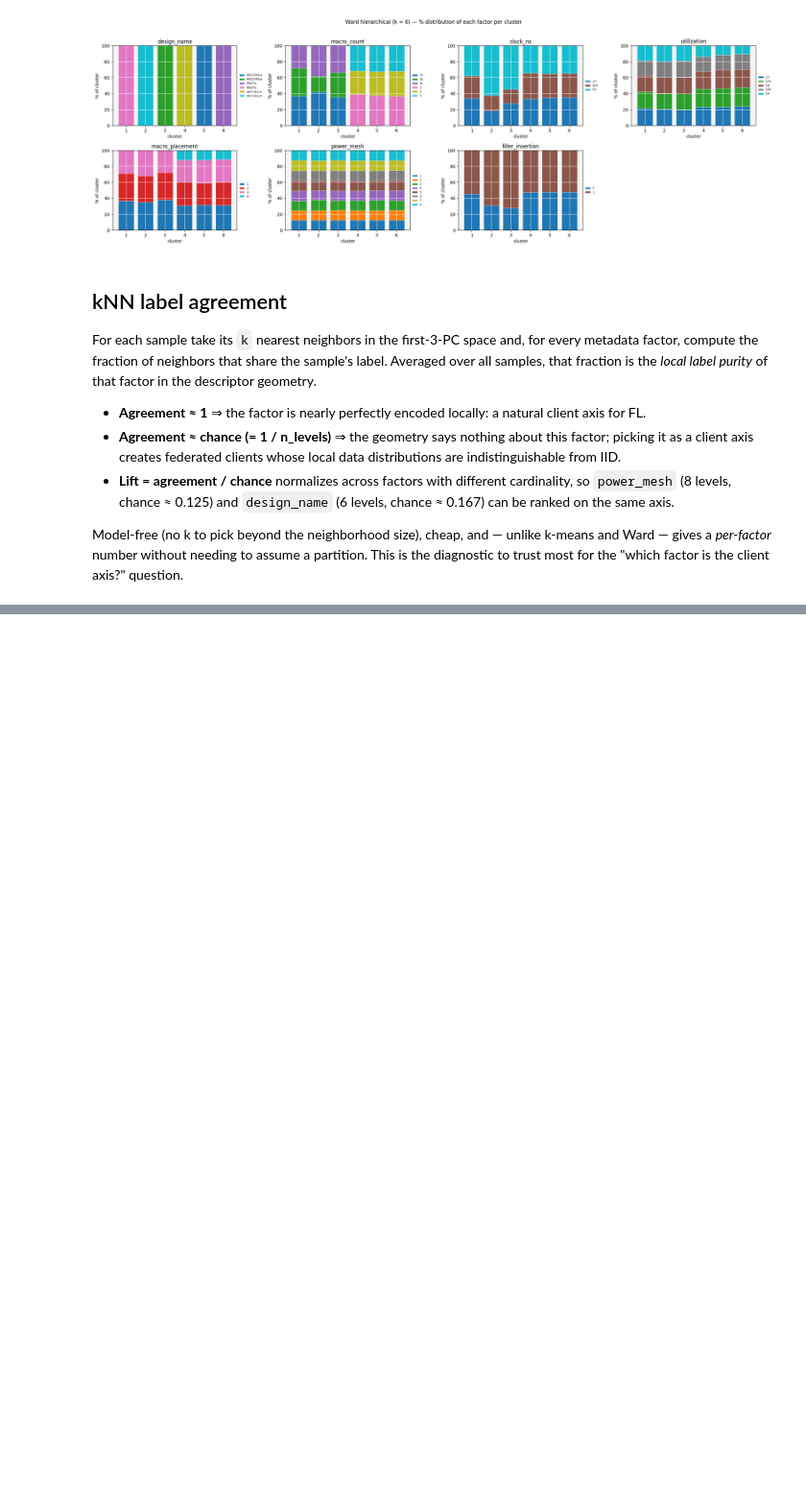
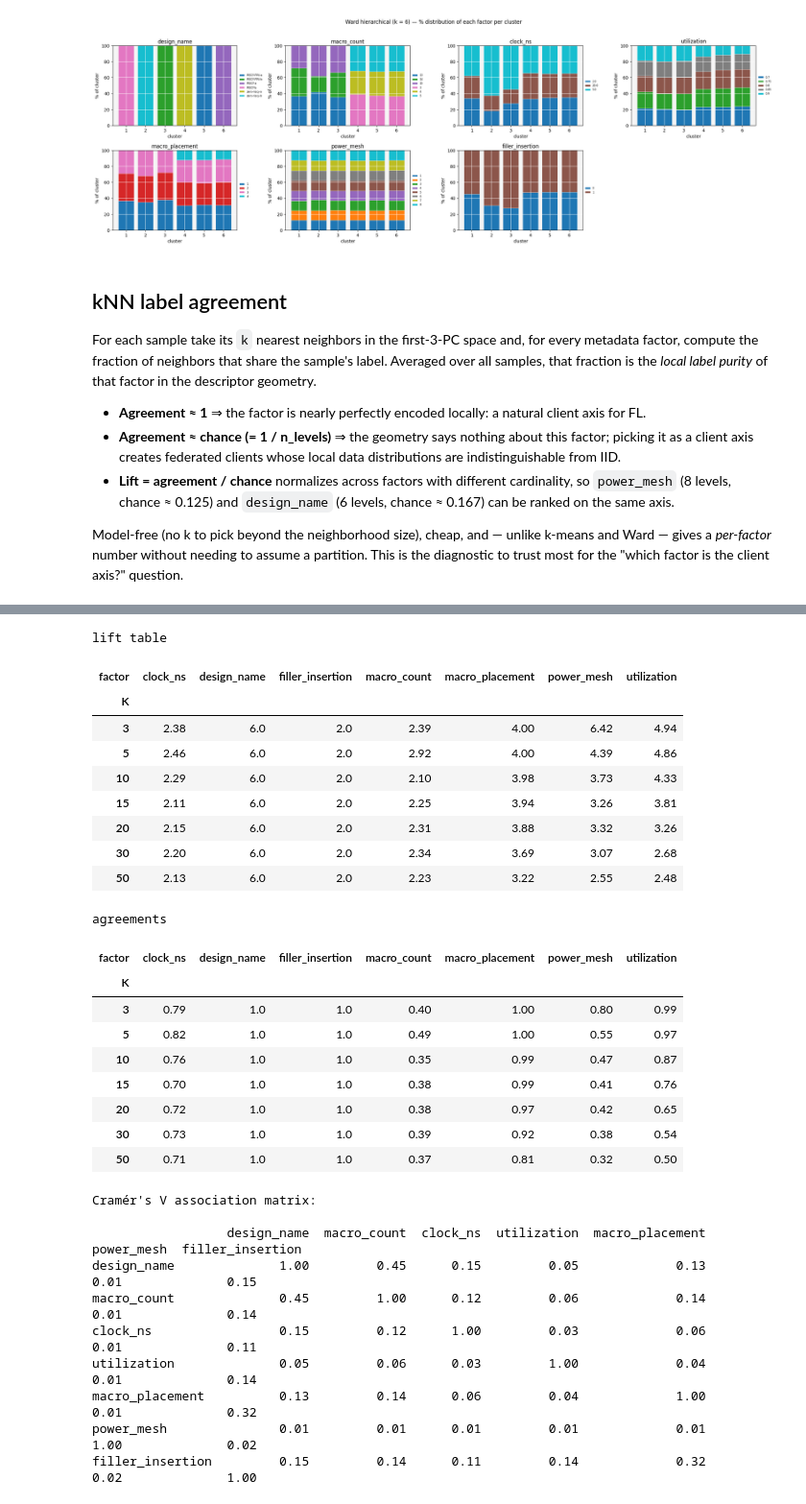
Before and after one commit to beppSpedicato/CircuitNet, a Jupyter notebook: dataset_description_and_partitioning/feature_axis_validation_N28.ipynb, the cells around one changed output, grey strips where cells are left out. Shown at 96% size. Drawn from its saved outputs; the diff is of its cells as text; code cells hidden in the pictures; blank space fills up the shorter version.

```diff
--- a/dataset_description_and_partitioning/feature_axis_validation_N28.ipynb
+++ b/dataset_description_and_partitioning/feature_axis_validation_N28.ipynb
@@ -689,0 +643,75 @@ filler_insertion         2      1.000   0.500  2.00
+# %%
+K_range = [3, 5, 10, 15, 20, 30, 50]
+records = []
+
+for K in K_range:
+    nn = NearestNeighbors(n_neighbors=K + 1).fit(Z3)
+    _, idx = nn.kneighbors(Z3)
+    neighbor_idx = idx[:, 1:]
+
+    for f in FACTOR_COLS:
+        if df_full[f].nunique() < 2:
+            continue
+        y = df_full[f].astype(str).to_numpy()
+        match = (y[neighbor_idx] == y[:, None]).mean(axis=1)
+        chance = 1.0 / df_full[f].nunique()
+        records.append({
+            'K': K, 'factor': f,
+            'agreement': match.mean(),
+            'lift': match.mean() / chance
+        })
+
+sweep_df = pd.DataFrame(records)
+print("lift table")
+display(sweep_df.pivot(index='K', columns='factor', values='lift').round(2))
+print("agreements")
+display(sweep_df.pivot(index='K', columns='factor', values='agreement').round(2))
+
+def cramers_v(x, y):
+    ct = pd.crosstab(x, y)
+    chi2 = chi2_contingency(ct)[0]
+    n = ct.sum().sum()
+    r, k = ct.shape
+    return np.sqrt((chi2 / n) / (min(r, k) - 1))
+
+print("\nCramér's V association matrix:\n")
+cv_matrix = pd.DataFrame(index=FACTOR_COLS, columns=FACTOR_COLS, dtype=float)
+for a in FACTOR_COLS:
+    for b in FACTOR_COLS:
+        if a == b:
+            cv_matrix.loc[a, b] = 1.0
+        else:
+            cv_matrix.loc[a, b] = cramers_v(df_full[a].astype(str), df_full[b].astype(str))
+
+print(cv_matrix.round(2).to_string())
+# %% [output]
+lift table
+| factor | clock_ns | design_name | filler_insertion | macro_count | macro_placement | power_mesh | utilization |
+| K |  |  |  |  |  |  |  |
+| 3 | 2.38 | 6.0 | 2.0 | 2.39 | 4.00 | 6.42 | 4.94 |
+| 5 | 2.46 | 6.0 | 2.0 | 2.92 | 4.00 | 4.39 | 4.86 |
+| 10 | 2.29 | 6.0 | 2.0 | 2.10 | 3.98 | 3.73 | 4.33 |
+| 15 | 2.11 | 6.0 | 2.0 | 2.25 | 3.94 | 3.26 | 3.81 |
+| 20 | 2.15 | 6.0 | 2.0 | 2.31 | 3.88 | 3.32 | 3.26 |
+| 30 | 2.20 | 6.0 | 2.0 | 2.34 | 3.69 | 3.07 | 2.68 |
+| 50 | 2.13 | 6.0 | 2.0 | 2.23 | 3.22 | 2.55 | 2.48 |
+agreements
+| factor | clock_ns | design_name | filler_insertion | macro_count | macro_placement | power_mesh | utilization |
+| K |  |  |  |  |  |  |  |
+| 3 | 0.79 | 1.0 | 1.0 | 0.40 | 1.00 | 0.80 | 0.99 |
+| 5 | 0.82 | 1.0 | 1.0 | 0.49 | 1.00 | 0.55 | 0.97 |
+| 10 | 0.76 | 1.0 | 1.0 | 0.35 | 0.99 | 0.47 | 0.87 |
+| 15 | 0.70 | 1.0 | 1.0 | 0.38 | 0.99 | 0.41 | 0.76 |
+| 20 | 0.72 | 1.0 | 1.0 | 0.38 | 0.97 | 0.42 | 0.65 |
+| 30 | 0.73 | 1.0 | 1.0 | 0.39 | 0.92 | 0.38 | 0.54 |
+| 50 | 0.71 | 1.0 | 1.0 | 0.37 | 0.81 | 0.32 | 0.50 |
+Cramér's V association matrix:
+
+                  design_name  macro_count  clock_ns  utilization  macro_placement  power_mesh  filler_insertion
+design_name              1.00         0.45      0.15         0.05             0.13        0.01              0.15
+macro_count              0.45         1.00      0.12         0.06             0.14        0.01              0.14
+clock_ns                 0.15         0.12      1.00         0.03             0.06        0.01              0.11
+utilization              0.05         0.06      0.03         1.00             0.04        0.01              0.14
+macro_placement          0.13         0.14      0.06         0.04             1.00        0.01              0.32
+power_mesh               0.01         0.01      0.01         0.01             0.01        1.00              0.02
+filler_insertion         0.15         0.14      0.11         0.14             0.32        0.02              1.00
```
Also changed, not shown: parts of 2 cells of this notebook, 7 other files.
